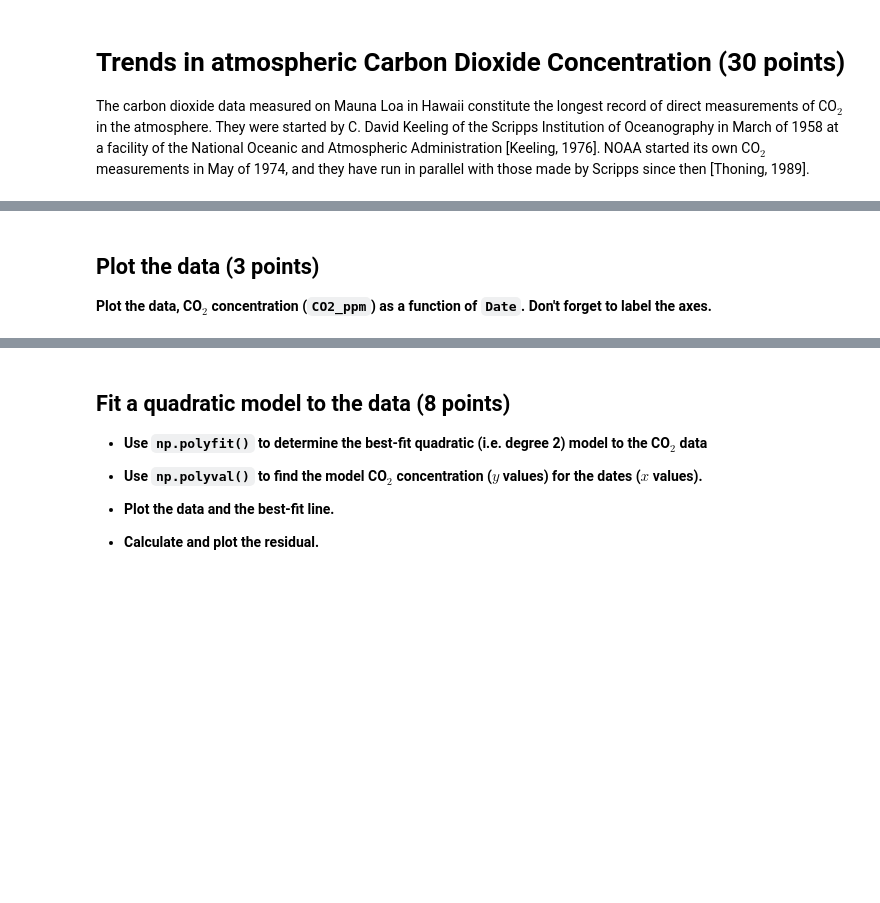
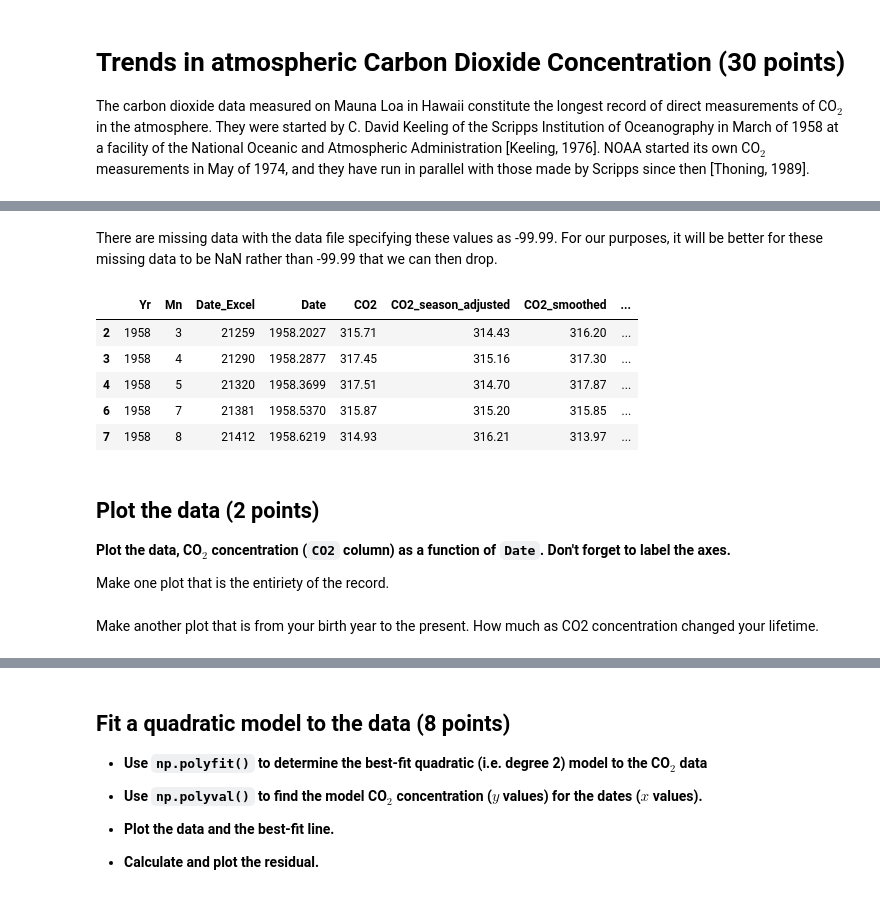
Before and after one commit to ds-connectors/EPS88-Spring-2023, a Jupyter notebook: Week08_Age_of_the_Universe/W8_assignment_Mauna_Loa_CO2.ipynb, the cells around one changed output, grey strips where cells are left out. Drawn from its saved outputs; the diff is of its cells as text; code cells hidden in the pictures; blank space fills up the shorter version.

```diff
--- a/Week08_Age_of_the_Universe/W8_assignment_Mauna_Loa_CO2.ipynb
+++ b/Week08_Age_of_the_Universe/W8_assignment_Mauna_Loa_CO2.ipynb
@@ -24,4 +93,21 @@ data.tail()
+# %% [markdown]
+There are missing data with the data file specifying these values as -99.99. For our purposes, it will be better for these missing data to be NaN rather than -99.99 that we can then drop.
+# %%
+C02_data.replace(to_replace=-99.99,value=np.nan,inplace=True)
+C02_data.dropna(inplace=True)
+C02_data.head()
+# %% [output]
+|  | Yr | Mn | Date_Excel | Date | CO2 | CO2_season_adjusted | CO2_smoothed | ... |
+| 2 | 1958 | 3 | 21259 | 1958.2027 | 315.71 | 314.43 | 316.20 | ... |
+| 3 | 1958 | 4 | 21290 | 1958.2877 | 317.45 | 315.16 | 317.30 | ... |
+| 4 | 1958 | 5 | 21320 | 1958.3699 | 317.51 | 314.70 | 317.87 | ... |
+| 6 | 1958 | 7 | 21381 | 1958.5370 | 315.87 | 315.20 | 315.85 | ... |
+| 7 | 1958 | 8 | 21412 | 1958.6219 | 314.93 | 316.21 | 313.97 | ... |
 # %% [markdown]
-## Plot the data (3 points)
+## Plot the data (2 points)
 
-**Plot the data, CO$_{2}$ concentration (`CO2_ppm`) as a function of `Date`. Don't forget to label the axes.**
+**Plot the data, CO$_{2}$ concentration (`CO2` column) as a function of `Date`. Don't forget to label the axes.**
+
+Make one plot that is the entiriety of the record.
+# %% [markdown]
+Make another plot that is from your birth year to the present. How much as CO2 concentration changed your lifetime.
```
Also changed, not shown: parts of 15 cells of this notebook, 1 other file.
